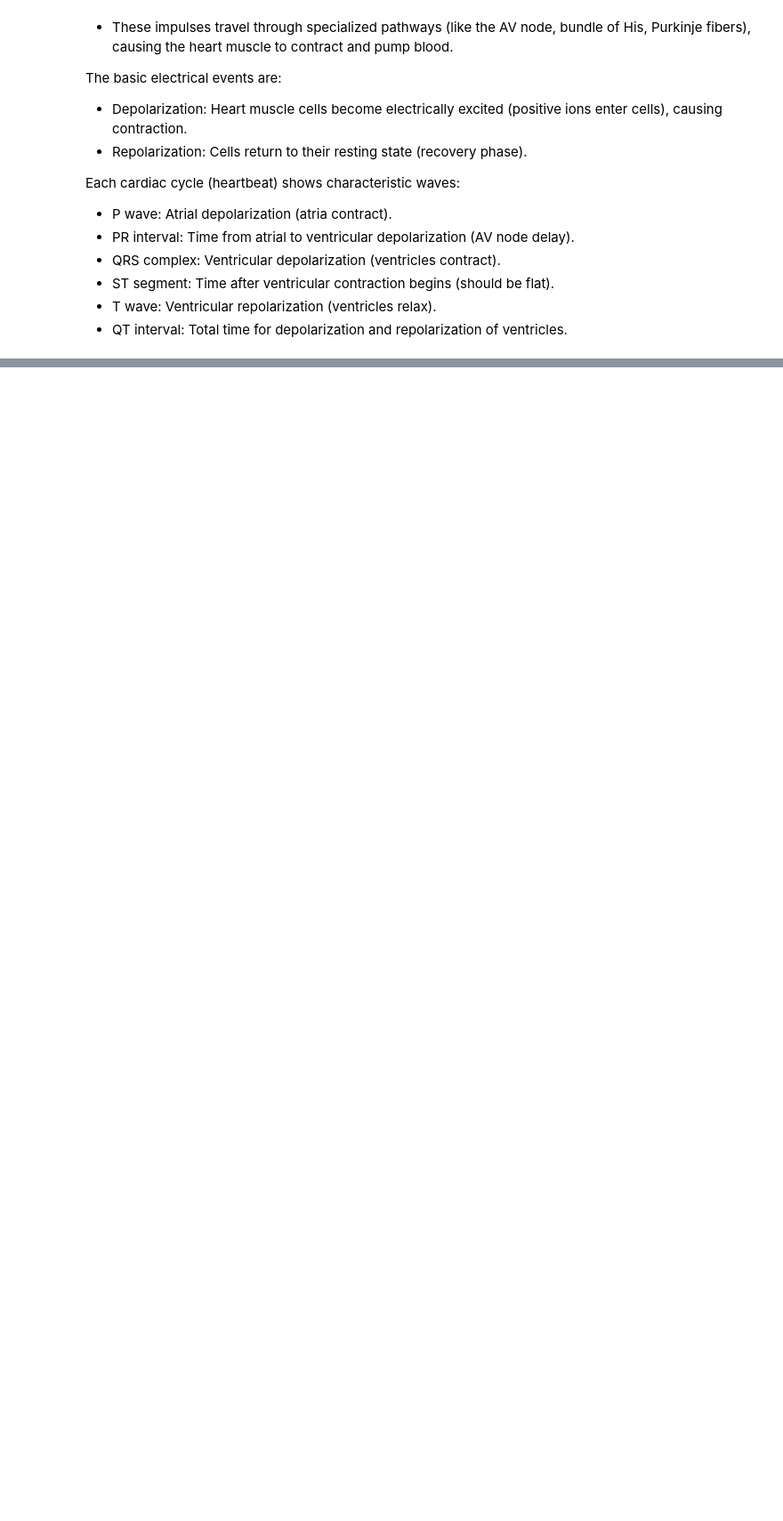
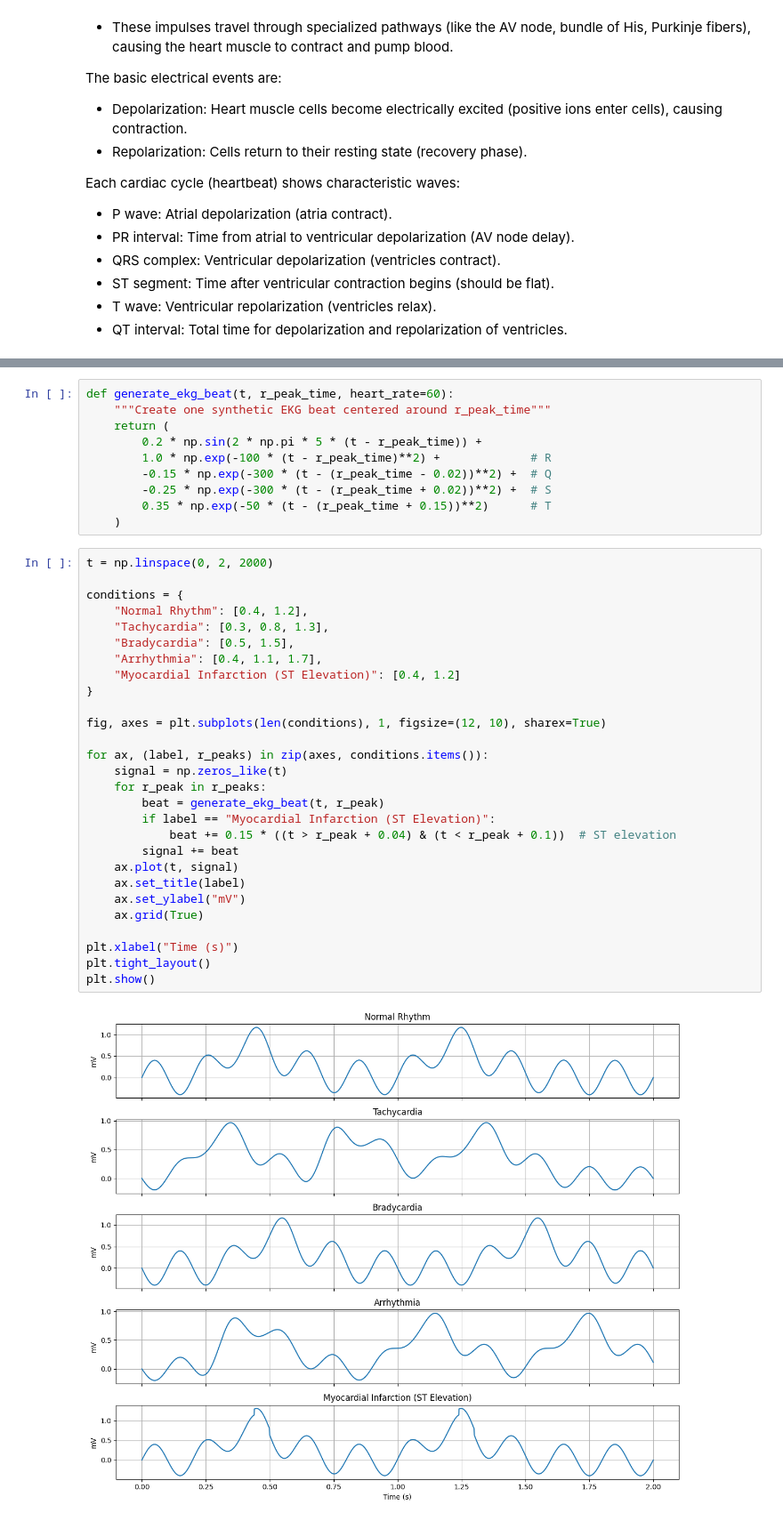
Before and after one commit to stilyan122/AI-and-Machine-Learning, a Jupyter notebook: Math Concepts for Developers/Calculus/Exercise/Calculus Exercise.ipynb, the cells around one changed output, grey strips where cells are left out. Shown at 89% size. Saved outputs shown, nothing was run; the diff lists cells and outputs as text; blank space fills up the shorter version.

```diff
--- a/Math Concepts for Developers/Calculus/Exercise/Calculus Exercise.ipynb
+++ b/Math Concepts for Developers/Calculus/Exercise/Calculus Exercise.ipynb
@@ -684,0 +758,40 @@ Each cardiac cycle (heartbeat) shows characteristic waves:
+# %%
+def generate_ekg_beat(t, r_peak_time, heart_rate=60):
+    """Create one synthetic EKG beat centered around r_peak_time"""
+    return (
+        0.2 * np.sin(2 * np.pi * 5 * (t - r_peak_time)) +
+        1.0 * np.exp(-100 * (t - r_peak_time)**2) +             # R
+        -0.15 * np.exp(-300 * (t - (r_peak_time - 0.02))**2) +  # Q
+        -0.25 * np.exp(-300 * (t - (r_peak_time + 0.02))**2) +  # S
+        0.35 * np.exp(-50 * (t - (r_peak_time + 0.15))**2)      # T
+    )
+# %%
+t = np.linspace(0, 2, 2000)
+
+conditions = {
+    "Normal Rhythm": [0.4, 1.2],
+    "Tachycardia": [0.3, 0.8, 1.3],
+    "Bradycardia": [0.5, 1.5],
+    "Arrhythmia": [0.4, 1.1, 1.7],
+    "Myocardial Infarction (ST Elevation)": [0.4, 1.2]
+}
+
+fig, axes = plt.subplots(len(conditions), 1, figsize=(12, 10), sharex=True)
+
+for ax, (label, r_peaks) in zip(axes, conditions.items()):
+    signal = np.zeros_like(t)
+    for r_peak in r_peaks:
+        beat = generate_ekg_beat(t, r_peak)
+        if label == "Myocardial Infarction (ST Elevation)":
+            beat += 0.15 * ((t > r_peak + 0.04) & (t < r_peak + 0.1))  # ST elevation
+        signal += beat
+    ax.plot(t, signal)
+    ax.set_title(label)
+    ax.set_ylabel("mV")
+    ax.grid(True)
+
+plt.xlabel("Time (s)")
+plt.tight_layout()
+plt.show()
+# %% [output]
+[figure, added]
```
Also changed, not shown: parts of 21 cells of this notebook.
